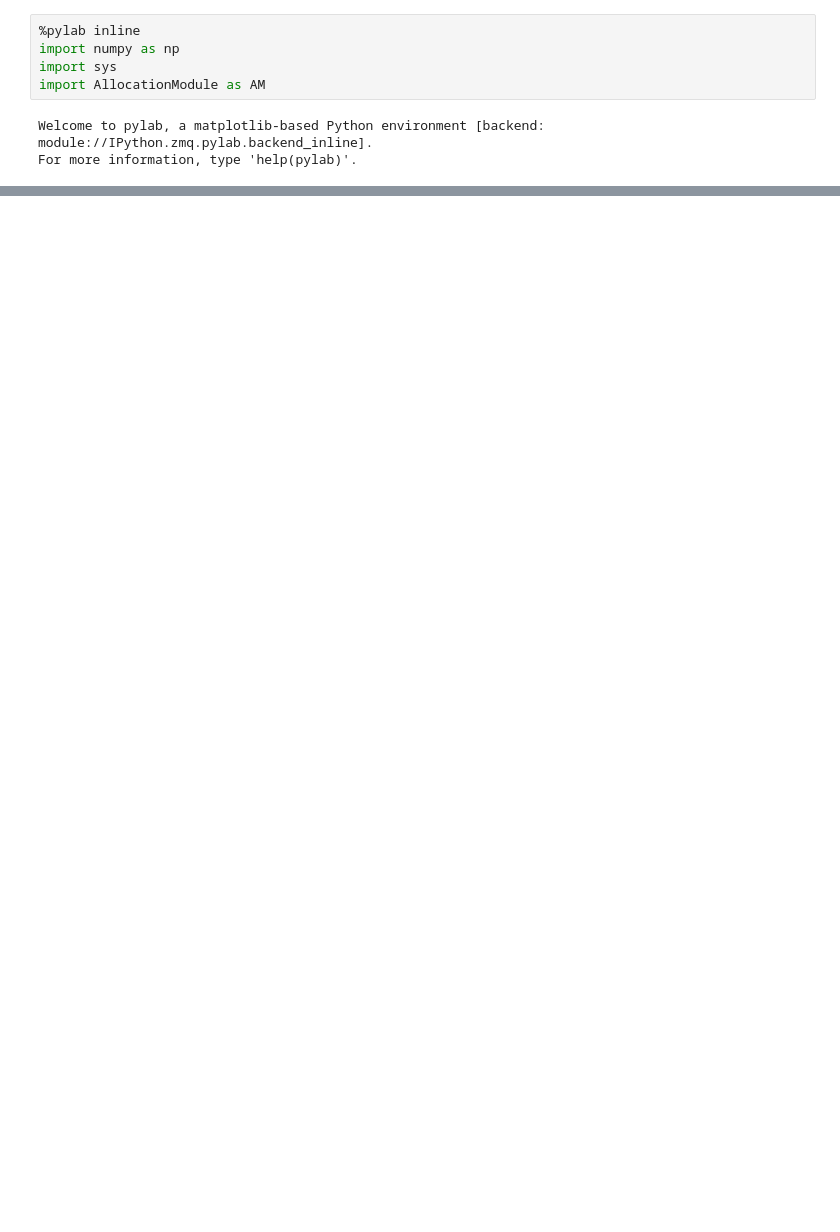
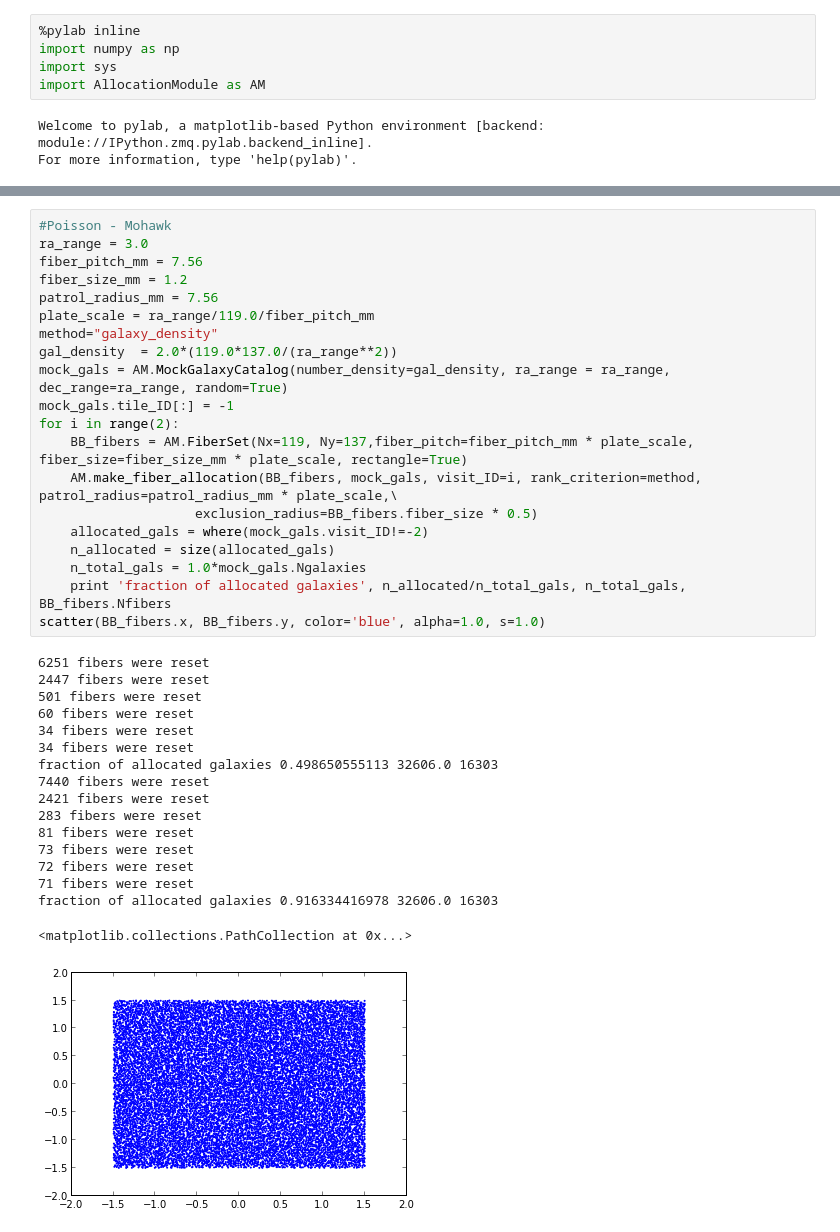
Before and after one commit to forero/FiberAllocation, a Jupyter notebook: source/PerformanceTest.ipynb, the cells around one changed output, grey strips where cells are left out. Saved outputs shown, nothing was run; the diff lists cells and outputs as text; blank space fills up the shorter version.

```diff
--- a/source/PerformanceTest.ipynb
+++ b/source/PerformanceTest.ipynb
@@ -13,0 +89,38 @@ fibers = AM.FiberSet(Nx=20, Ny=20,fiber_pitch=fiber_pitch_mm * plate_scale, fibe
+# %%
+#Poisson - Mohawk
+ra_range = 3.0
+fiber_pitch_mm = 7.56
+fiber_size_mm = 1.2
+patrol_radius_mm = 7.56
+plate_scale = ra_range/119.0/fiber_pitch_mm
+method="galaxy_density"
+gal_density  = 2.0*(119.0*137.0/(ra_range**2))
+mock_gals = AM.MockGalaxyCatalog(number_density=gal_density, ra_range = ra_range, dec_range=ra_range, random=True)
+mock_gals.tile_ID[:] = -1
+for i in range(2):
+    BB_fibers = AM.FiberSet(Nx=119, Ny=137,fiber_pitch=fiber_pitch_mm * plate_scale, fiber_size=fiber_size_mm * plate_scale, rectangle=True)
+    AM.make_fiber_allocation(BB_fibers, mock_gals, visit_ID=i, rank_criterion=method, patrol_radius=patrol_radius_mm * plate_scale,\
+                    exclusion_radius=BB_fibers.fiber_size * 0.5)
+    allocated_gals = where(mock_gals.visit_ID!=-2)
+    n_allocated = size(allocated_gals)
+    n_total_gals = 1.0*mock_gals.Ngalaxies
+    print 'fraction of allocated galaxies', n_allocated/n_total_gals, n_total_gals, BB_fibers.Nfibers
+scatter(BB_fibers.x, BB_fibers.y, color='blue', alpha=1.0, s=1.0)
+# %% [output]
+6251 fibers were reset
+2447 fibers were reset
+501 fibers were reset
+60 fibers were reset
+34 fibers were reset
+34 fibers were reset
+fraction of allocated galaxies 0.498650555113 32606.0 16303
+7440 fibers were reset
+2421 fibers were reset
+283 fibers were reset
+81 fibers were reset
+73 fibers were reset
+72 fibers were reset
+71 fibers were reset
+fraction of allocated galaxies 0.916334416978 32606.0 16303
+<matplotlib.collections.PathCollection at 0x...>
+[figure, added]
```
Also changed, not shown: parts of 9 cells of this notebook, 1 other file.
